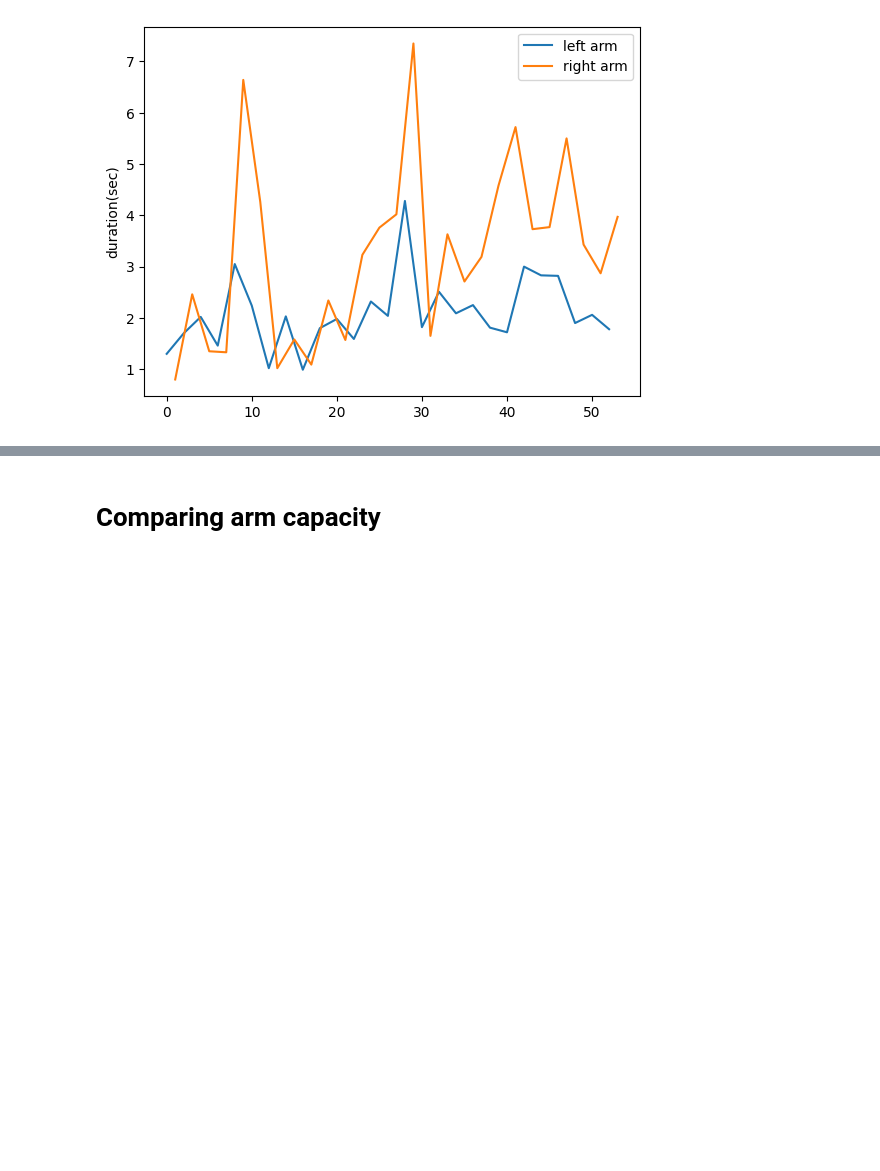
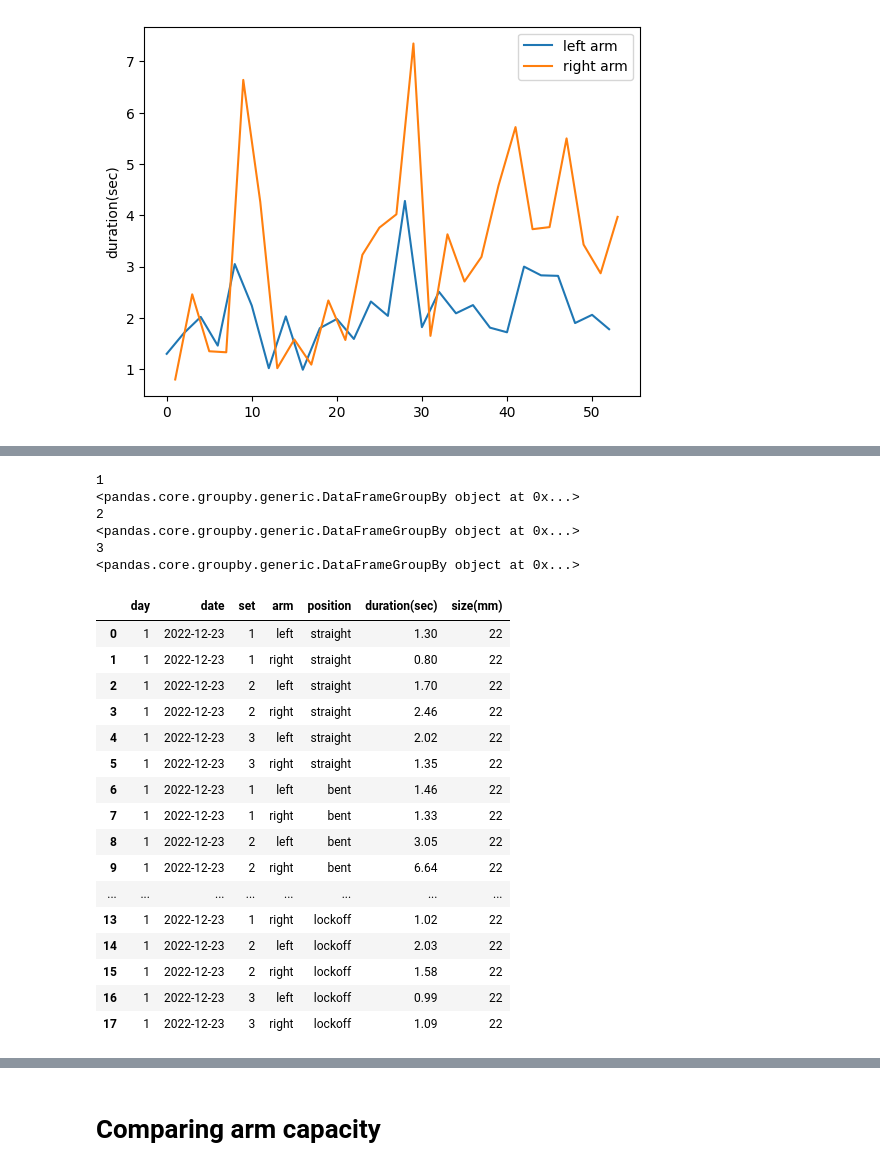
Before and after one commit to DanielBrechner/hangboard-tracker, a Jupyter notebook: graph.ipynb, the cells around one changed output, grey strips where cells are left out. Drawn from its saved outputs; the diff is of its cells as text; code cells hidden in the pictures; blank space fills up the shorter version.

```diff
--- a/graph.ipynb
+++ b/graph.ipynb
@@ -69,0 +100,31 @@ plt.legend(['left arm', 'right arm']);
+# %%
+for day, data in groupby_day:
+    print(day);
+    print(groupby_day);
+# %% [output]
+1
+<pandas.core.groupby.generic.DataFrameGroupBy object at 0x...>
+2
+<pandas.core.groupby.generic.DataFrameGroupBy object at 0x...>
+3
+<pandas.core.groupby.generic.DataFrameGroupBy object at 0x...>
+# %%
+groupby_day.get_group(1)
+# %% [output]
+|  | day | date | set | arm | position | duration(sec) | size(mm) |
+| 0 | 1 | 2022-12-23 | 1 | left | straight | 1.30 | 22 |
+| 1 | 1 | 2022-12-23 | 1 | right | straight | 0.80 | 22 |
+| 2 | 1 | 2022-12-23 | 2 | left | straight | 1.70 | 22 |
+| 3 | 1 | 2022-12-23 | 2 | right | straight | 2.46 | 22 |
+| 4 | 1 | 2022-12-23 | 3 | left | straight | 2.02 | 22 |
+| 5 | 1 | 2022-12-23 | 3 | right | straight | 1.35 | 22 |
+| 6 | 1 | 2022-12-23 | 1 | left | bent | 1.46 | 22 |
+| 7 | 1 | 2022-12-23 | 1 | right | bent | 1.33 | 22 |
+| 8 | 1 | 2022-12-23 | 2 | left | bent | 3.05 | 22 |
+| 9 | 1 | 2022-12-23 | 2 | right | bent | 6.64 | 22 |
+| ... | ... | ... | ... | ... | ... | ... | ... |
+| 13 | 1 | 2022-12-23 | 1 | right | lockoff | 1.02 | 22 |
+| 14 | 1 | 2022-12-23 | 2 | left | lockoff | 2.03 | 22 |
+| 15 | 1 | 2022-12-23 | 2 | right | lockoff | 1.58 | 22 |
+| 16 | 1 | 2022-12-23 | 3 | left | lockoff | 0.99 | 22 |
+| 17 | 1 | 2022-12-23 | 3 | right | lockoff | 1.09 | 22 |
```
Also changed, not shown: parts of 10 cells of this notebook.
